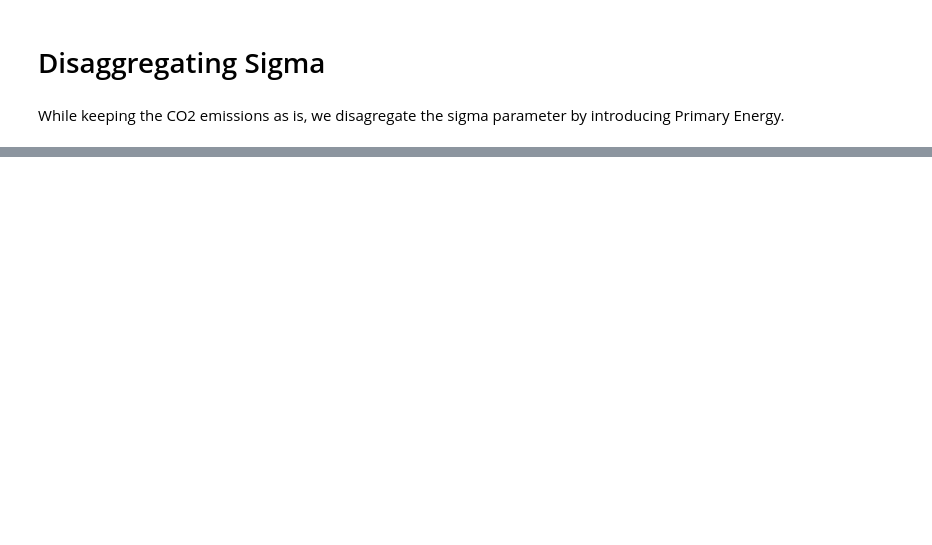
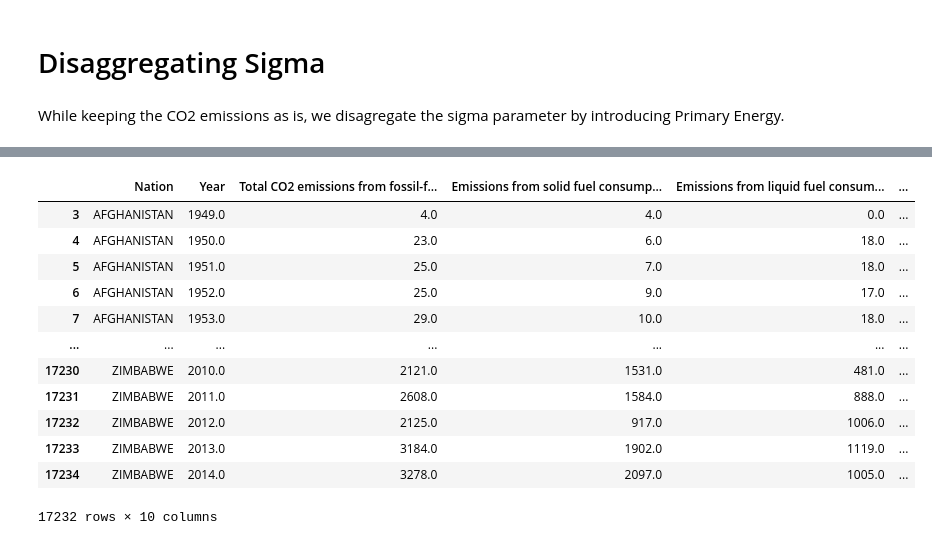
Before and after one commit to maryamalki/PyRICE_2022, a Jupyter notebook: new_data/kaya_parameters.ipynb, the cells around one changed output, grey strips where cells are left out. Saved outputs shown, nothing was run; the diff lists cells and outputs as text; code cells hidden in the pictures; blank space fills up the shorter version.

```diff
--- a/new_data/kaya_parameters.ipynb
+++ b/new_data/kaya_parameters.ipynb
@@ -87,0 +157,20 @@ BP_Primary_Energy = pd.concat(frames)
+# %%
+CDIAC = pd.read_excel('CDIAC.xlsx')
+# %%
+CDIAC = CDIAC.drop(index = [0,1,2])
+# %%
+CDIAC
+# %% [output]
+|  | Nation | Year | Total CO2 emissions from fossil-f... | Emissions from solid fuel consump... | Emissions from liquid fuel consum... | ... |
+| 3 | AFGHANISTAN | 1949.0 | 4.0 | 4.0 | 0.0 | ... |
+| 4 | AFGHANISTAN | 1950.0 | 23.0 | 6.0 | 18.0 | ... |
+| 5 | AFGHANISTAN | 1951.0 | 25.0 | 7.0 | 18.0 | ... |
+| 6 | AFGHANISTAN | 1952.0 | 25.0 | 9.0 | 17.0 | ... |
+| 7 | AFGHANISTAN | 1953.0 | 29.0 | 10.0 | 18.0 | ... |
+| ... | ... | ... | ... | ... | ... | ... |
+| 17230 | ZIMBABWE | 2010.0 | 2121.0 | 1531.0 | 481.0 | ... |
+| 17231 | ZIMBABWE | 2011.0 | 2608.0 | 1584.0 | 888.0 | ... |
+| 17232 | ZIMBABWE | 2012.0 | 2125.0 | 917.0 | 1006.0 | ... |
+| 17233 | ZIMBABWE | 2013.0 | 3184.0 | 1902.0 | 1119.0 | ... |
+| 17234 | ZIMBABWE | 2014.0 | 3278.0 | 2097.0 | 1005.0 | ... |
+17232 rows × 10 columns
```
Also changed, not shown: parts of 17 cells of this notebook, 3 other files.
